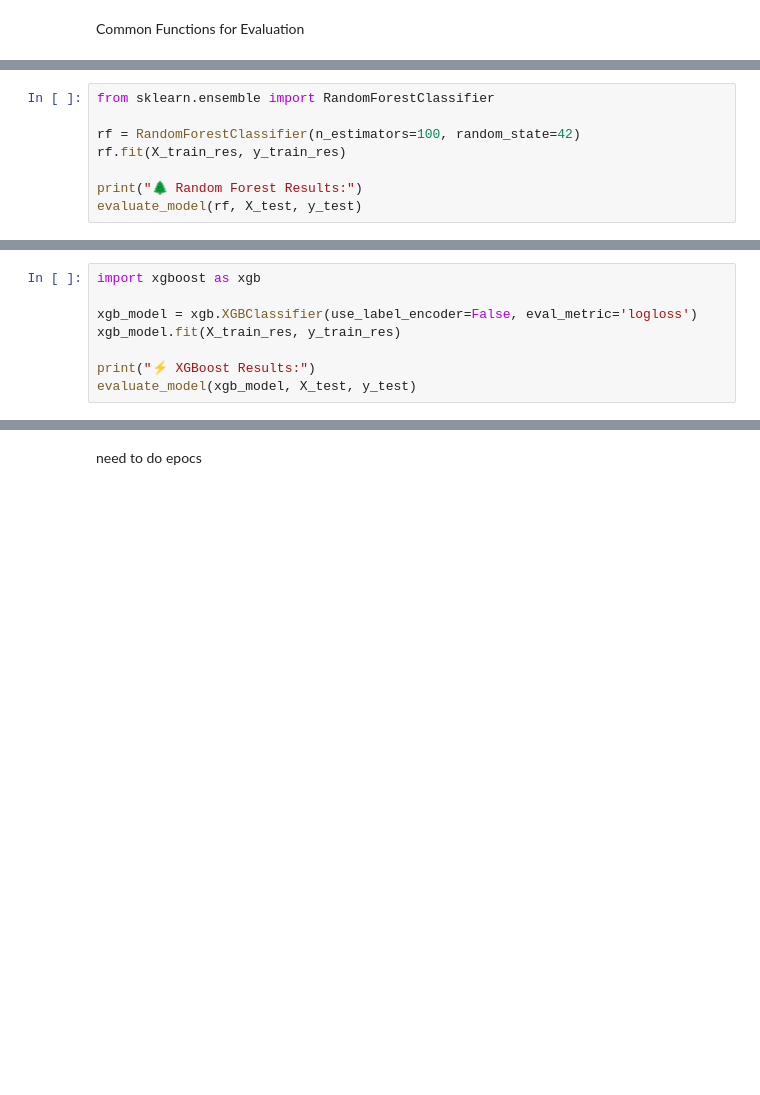
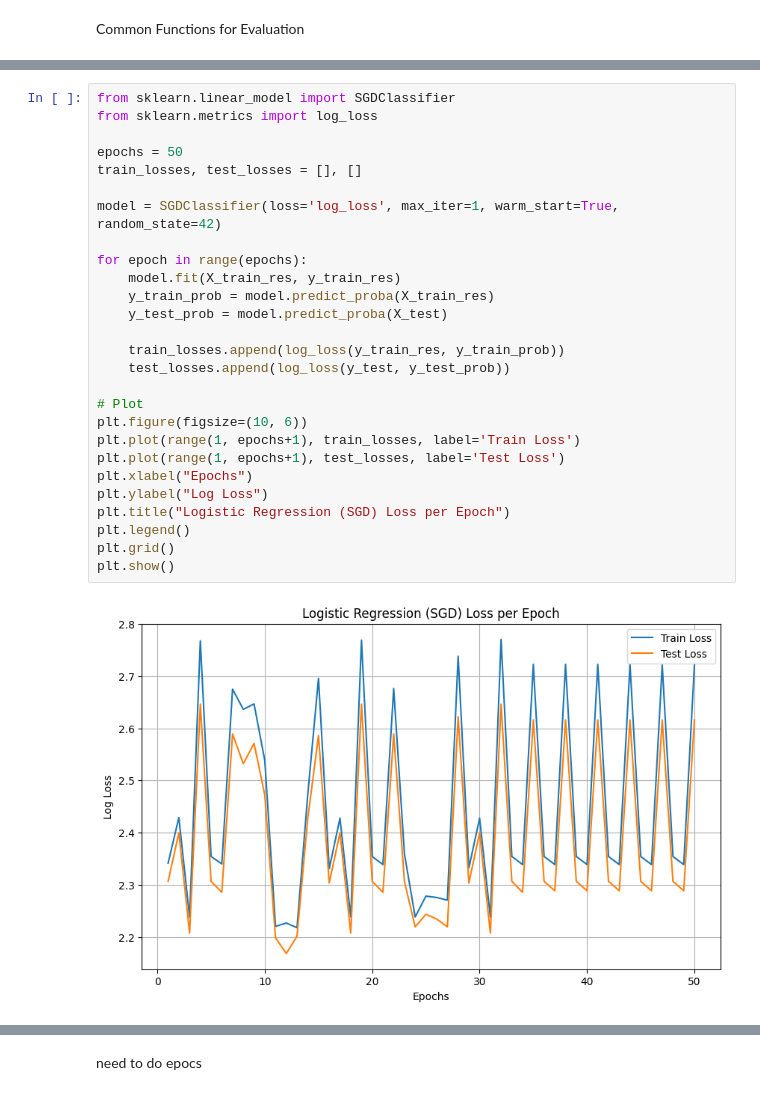
Before and after one commit to shubhammane7777/Comparing-Algorithms-for-Credit-Risk-Prediction-, a Jupyter notebook: Comparison_of_algorithms_of_credit_risk_for_prediction_.ipynb, the cells around one changed output, grey strips where cells are left out. Cells and saved outputs as stored; diff of their text form; blank space fills up the shorter version.

```diff
--- a/Comparison_of_algorithms_of_credit_risk_for_prediction_.ipynb
+++ b/Comparison_of_algorithms_of_credit_risk_for_prediction_.ipynb
@@ -226,8 +203,0 @@ ROC-AUC Score: 0.9938428888888889
-# %%
-from sklearn.ensemble import RandomForestClassifier
-
-rf = RandomForestClassifier(n_estimators=100, random_state=42)
-rf.fit(X_train_res, y_train_res)
-
-print("🌲 Random Forest Results:")
-evaluate_model(rf, X_test, y_test)
@@ -248,8 +203,0 @@ ROC-AUC Score: 0.9984565416666669
-# %%
-import xgboost as xgb
-
-xgb_model = xgb.XGBClassifier(use_label_encoder=False, eval_metric='logloss')
-xgb_model.fit(X_train_res, y_train_res)
-
-print("⚡ XGBoost Results:")
-evaluate_model(xgb_model, X_test, y_test)
@@ -269,0 +204,29 @@ ROC-AUC Score: 0.9991875277777778
+# %%
+from sklearn.linear_model import SGDClassifier
+from sklearn.metrics import log_loss
+
+epochs = 50
+train_losses, test_losses = [], []
+
+model = SGDClassifier(loss='log_loss', max_iter=1, warm_start=True, random_state=42)
+
+for epoch in range(epochs):
+    model.fit(X_train_res, y_train_res)
+    y_train_prob = model.predict_proba(X_train_res)
+    y_test_prob = model.predict_proba(X_test)
+
+    train_losses.append(log_loss(y_train_res, y_train_prob))
+    test_losses.append(log_loss(y_test, y_test_prob))
+
+# Plot
+plt.figure(figsize=(10, 6))
+plt.plot(range(1, epochs+1), train_losses, label='Train Loss')
+plt.plot(range(1, epochs+1), test_losses, label='Test Loss')
+plt.xlabel("Epochs")
+plt.ylabel("Log Loss")
+plt.title("Logistic Regression (SGD) Loss per Epoch")
+plt.legend()
+plt.grid()
+plt.show()
+# %% [output]
+[figure, added]
```
Also changed, not shown: parts of 5 cells of this notebook.
